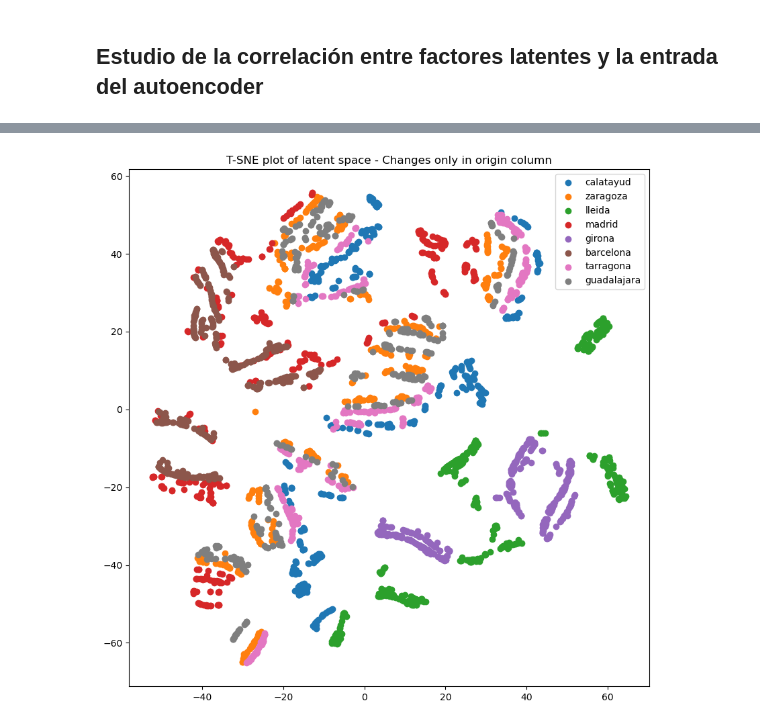
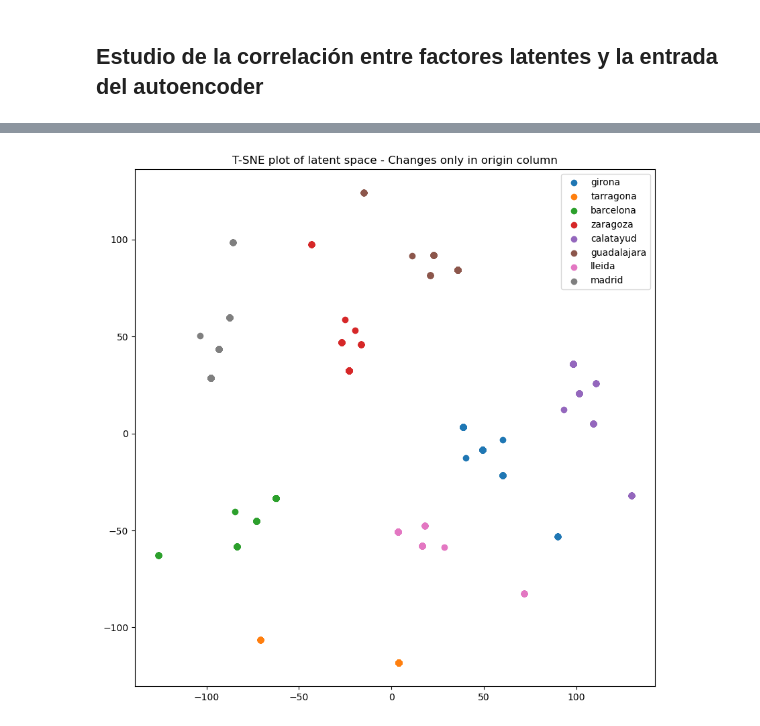
Before and after one commit to JoseAngelMartinB/robin, a Jupyter notebook: notebooks/6.0-autoencoder_interpretability.ipynb, the cells around one changed output, grey strips where cells are left out. Saved outputs shown, nothing was run; the diff lists cells and outputs as text; code cells hidden in the pictures.

```diff
--- a/notebooks/6.0-autoencoder_interpretability.ipynb
+++ b/notebooks/6.0-autoencoder_interpretability.ipynb
@@ -384,7 +371,7 @@ concat_layer = Concatenate(axis=1)([flat_layer, input_time])
 encoder = Dense(64)(concat_layer)
 encoder = Dense(32)(encoder)
 
-dense1 = Dense(latent_dim)(encoder)
+dense1 = Dense(latent_dim, activation='tanh')(encoder)
 
 # Decoder model
 decoder_inputs = Input(shape=(latent_dim,))
@@ -402,11 +389,14 @@ decoder_words = Conv1DTranspose(EMBEDDING_DIM, kernel_size=3, padding='same')(de
 decoder_time = Dense(1)(dense4)
 
 encoder_model = Model(inputs=[input_words, input_time], outputs=dense1)
+encoder_model.compile(optimizer='adam', loss='mse', metrics=[tf.keras.metrics.MeanSquaredError()])
+
 decoder_model = Model(inputs=decoder_inputs, outputs=[decoder_words, decoder_time])
+decoder_model.compile(optimizer='adam', loss='mse', metrics=[tf.keras.metrics.MeanSquaredError()])
 
 decoded_words, decoded_time = decoder_model(dense1)
 model = Model(inputs=[input_words, input_time], outputs=[decoded_words, decoded_time])
 
-model.compile(optimizer='rmsprop', loss='mse', metrics=[tf.keras.metrics.MeanSquaredError()])
+model.compile(optimizer='adam', loss='mse', metrics=[tf.keras.metrics.MeanSquaredError()])
 model.summary()
 # %% [output]
@@ -593,3 +503,0 @@ Iter 49...
-# %%
-for lfr in latent_factors_range:
-    print(lfr)
@@ -613,0 +566,10 @@ max  0.879879  0.566290  1.612472  1.082523  1.183826
+# %%
+latent_factors_range = []
+num_iters = 30
+
+for i in range(1, num_iters+1):
+    print(f"Iter {i}...")
+    locked_dataframe = get_locked_dataframe(test_embedding.df, locked_columns=['origin', 'user_pattern', 'week_day', 'month', 'time'], seed=i)
+    locked_embedding = AutoencoderEmbedding(df=locked_dataframe, embedding_dim=EMBEDDING_DIM)
+    locked_latent_space = encoder_model.predict(x = [locked_embedding.words_embeddings, locked_embedding.time_embedding], verbose=0)
+    latent_factors_range.append(pd.DataFrame(locked_latent_space).describe().loc[['min', 'max']])
@@ -734,0 +650,6 @@ latent_space = encoder_model.predict(x = [fixed_data.words_embeddings, fixed_dat
+# %%
+locked_dataframe = get_locked_dataframe(df=test_embedding.df,
+                                        locked_columns=['destination', 'user_pattern', 'week_day', 'month', 'time'])
+locked_embedding = AutoencoderEmbedding(df=locked_dataframe, embedding_dim=EMBEDDING_DIM)
+
+latent_space = encoder_model.predict(x = [locked_embedding.words_embeddings, locked_embedding.time_embedding])
@@ -735,18 +658,19 @@ latent_space = encoder_model.predict(x = [fixed_data.words_embeddings, fixed_dat
 # %%
 from sklearn.manifold import TSNE
 
 tsne = TSNE(n_components=2, random_state=0)
 tsne_latent_space = tsne.fit_transform(latent_space)
 
 # Scatter plot tsne_latent_space
 plt.figure(figsize=(10, 10))
 plt.title("T-SNE plot of latent space - Changes only in origin column")
 
+origin_values = set(locked_embedding.df['origin'].values)
 for i, origin in enumerate(origin_values):
-    plt.scatter(tsne_latent_space[df_test['origin'] == origin, 0],
-                tsne_latent_space[df_test['origin'] == origin, 1],
+    plt.scatter(tsne_latent_space[locked_embedding.df['origin'] == origin, 0],
+                tsne_latent_space[locked_embedding.df['origin'] == origin, 1],
                 label=origin)
 plt.legend()
 plt.show()
 # %% [output]
-[figure, old version]
+[figure, new version]
```
Also changed, not shown: parts of 29 cells of this notebook.
